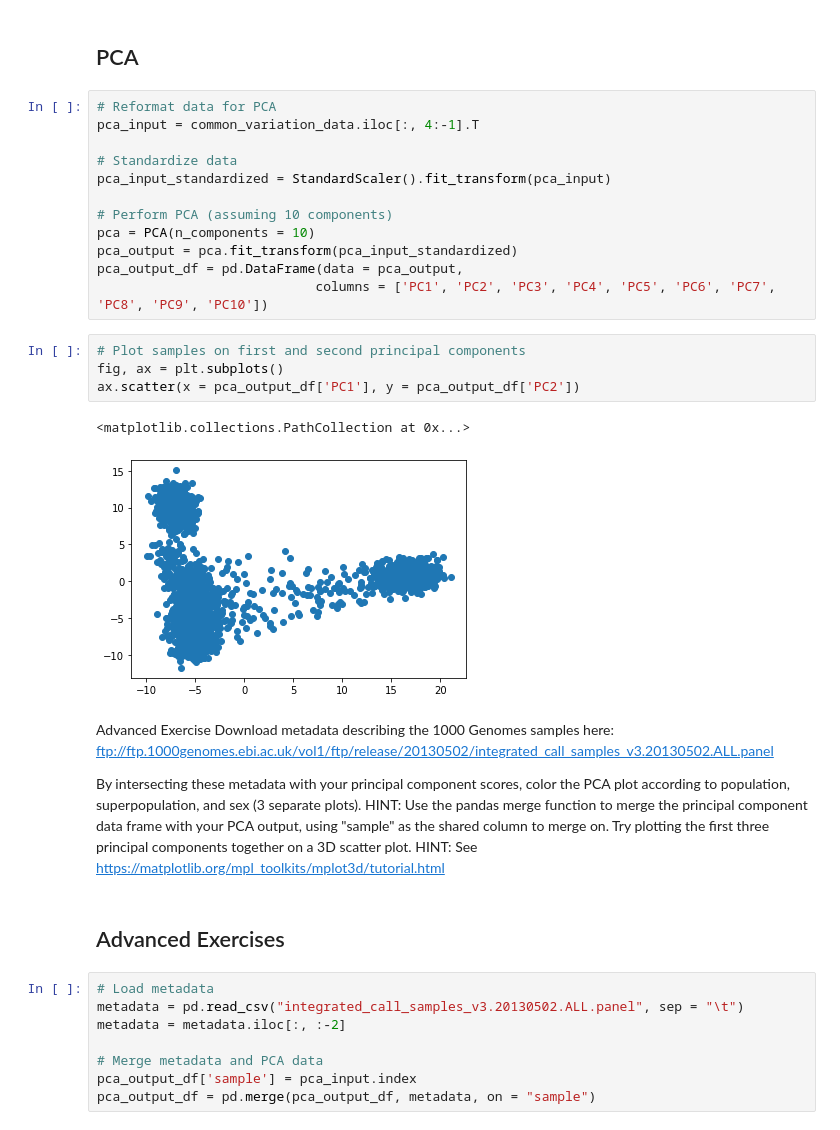
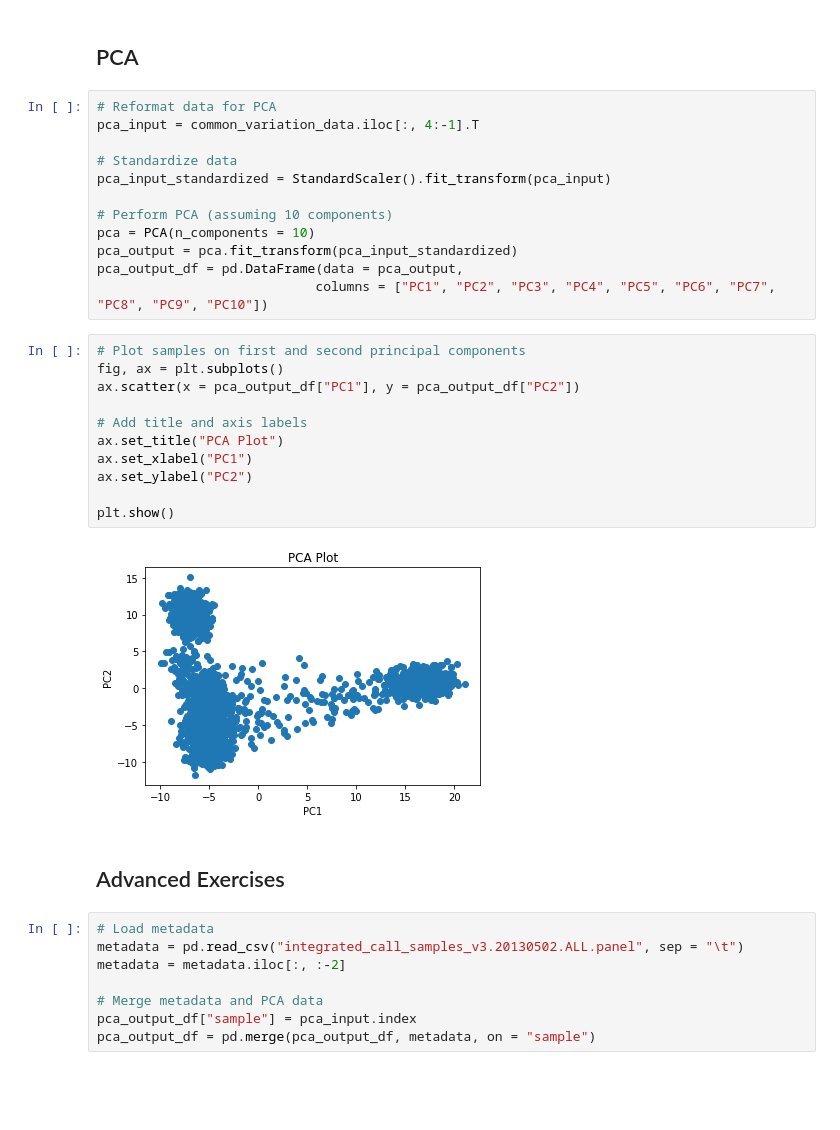
Before and after one commit to schidambaran/qbb2020-answers, a Jupyter notebook: day2-homework/day2-homework-all.ipynb, the cells around one changed output. Cells and saved outputs as stored; diff of their text form; blank space fills up the shorter version.

Commit message:
Update Day 2 homework including advanced exercises.

```diff
--- a/day2-homework/day2-homework-all.ipynb
+++ b/day2-homework/day2-homework-all.ipynb
@@ -68,23 +68,20 @@ pca_input_standardized = StandardScaler().fit_transform(pca_input)
 pca = PCA(n_components = 10)
 pca_output = pca.fit_transform(pca_input_standardized)
 pca_output_df = pd.DataFrame(data = pca_output,
-                            columns = ['PC1', 'PC2', 'PC3', 'PC4', 'PC5', 'PC6', 'PC7', 'PC8', 'PC9', 'PC10'])
+                            columns = ["PC1", "PC2", "PC3", "PC4", "PC5", "PC6", "PC7", "PC8", "PC9", "PC10"])
 # %%
 # Plot samples on first and second principal components
 fig, ax = plt.subplots()
-ax.scatter(x = pca_output_df['PC1'], y = pca_output_df['PC2'])
+ax.scatter(x = pca_output_df["PC1"], y = pca_output_df["PC2"])
+
+# Add title and axis labels
+ax.set_title("PCA Plot")
+ax.set_xlabel("PC1")
+ax.set_ylabel("PC2")
+
+plt.show()
 # %% [output]
-<matplotlib.collections.PathCollection at 0x...>
-[figure, old version]
+[figure, new version]
-# %% [markdown]
-Advanced Exercise
-Download metadata describing the 1000 Genomes samples here:
-ftp://ftp.1000genomes.ebi.ac.uk/vol1/ftp/release/20130502/integrated_call_samples_v3.20130502.ALL.panel
-
-By intersecting these metadata with your principal component scores, color the PCA plot according to population, superpopulation, and sex (3 separate plots).
-HINT: Use the pandas merge function to merge the principal component data frame with your PCA output, using "sample" as the shared column to merge on.
-Try plotting the first three principal components together on a 3D scatter plot.
-HINT: See https://matplotlib.org/mpl_toolkits/mplot3d/tutorial.html
 # %% [markdown]
 ## Advanced Exercises
 # %%
@@ -93,7 +90,7 @@ metadata = pd.read_csv("integrated_call_samples_v3.20130502.ALL.panel", sep = "\
 metadata = metadata.iloc[:, :-2]
 
 # Merge metadata and PCA data
-pca_output_df['sample'] = pca_input.index
+pca_output_df["sample"] = pca_input.index
 pca_output_df = pd.merge(pca_output_df, metadata, on = "sample")
 # %%
 # Color PCA plot according to population
```
Also changed, not shown: parts of 5 cells of this notebook.
